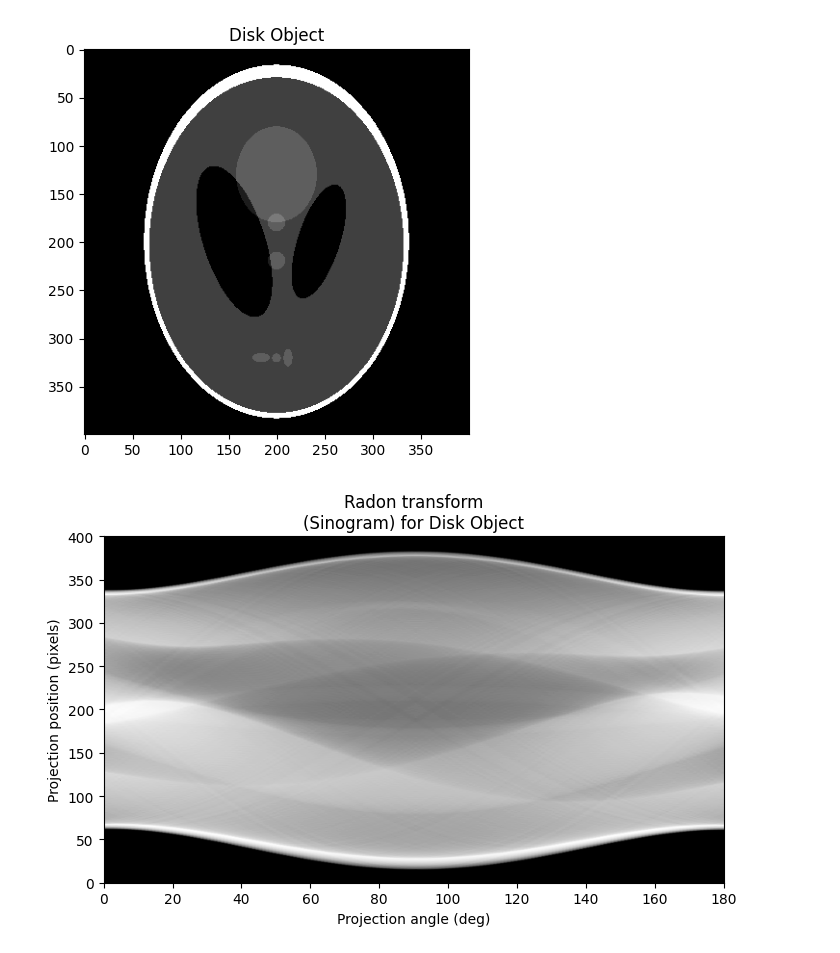
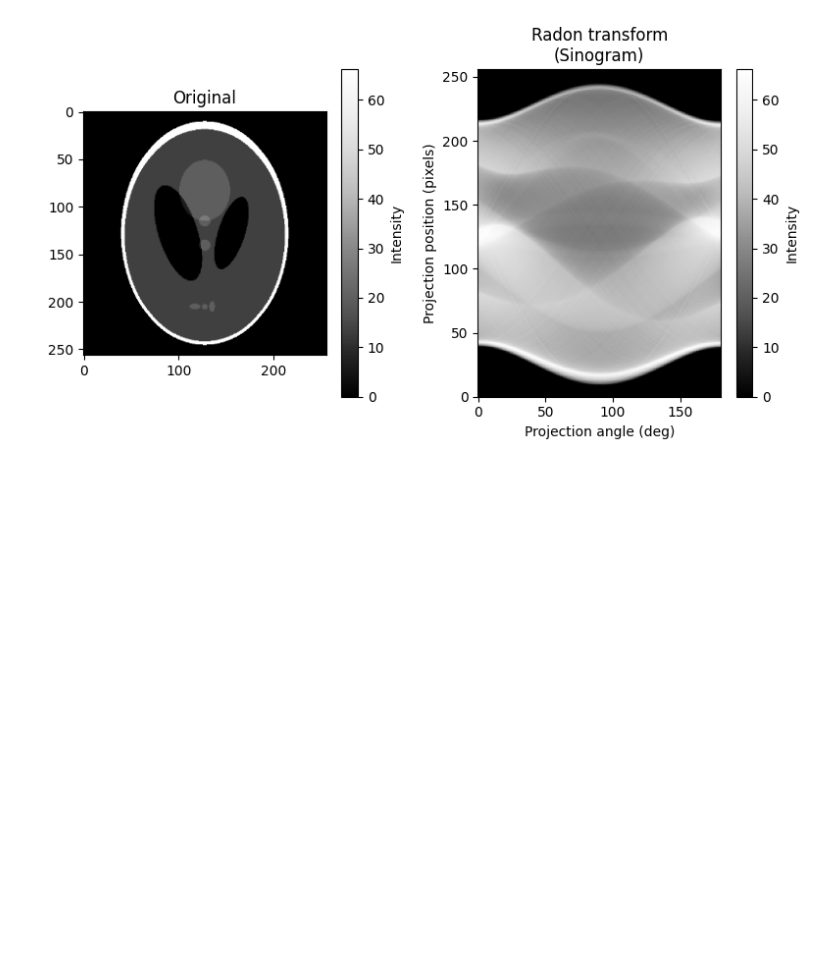
Before and after one commit to GivralNguyen/Python-Medical-Analytical-Tomographic-Image-Reconstruction, a Jupyter notebook: demo.ipynb, the cells around one changed output. Cells and saved outputs as stored; diff of their text form; code cells hidden in the pictures; blank space fills up the shorter version.

```diff
--- a/demo.ipynb
+++ b/demo.ipynb
@@ -16,40 +13,48 @@ plt.show()
 # %%
 import numpy as np
 import matplotlib.pyplot as plt
-from skimage.transform import radon
+from skimage.data import shepp_logan_phantom
+from skimage.transform import radon, rescale
 # Function to generate a disk object
-# def generate_disk(size, radius, center):
-#     x, y = np.meshgrid(np.arange(size[1]), np.arange(size[0]))
-#     return ((x - center[0])**2 + (y - center[1])**2) < radius**2
+def generate_disk(size, radius, center):
+    x, y = np.meshgrid(np.arange(size[1]), np.arange(size[0]))
+    return ((x - center[0])**2 + (y - center[1])**2) < radius**2
 
-# # Generate a disk object
-# size = (120, 120)  # Adjust the size as needed
-# radius = 20
-# center = (100, 60)
-# disk = generate_disk(size, radius, center)
+# Generate a disk object
+size = (120, 120)  # Adjust the size as needed
+radius = 20
+center = (100, 60)
 
-# Display the disk object
-plt.figure(figsize=(5, 5))
-plt.title("Disk Object")
-plt.imshow(image, cmap=plt.cm.Greys_r)
+
+
+image = shepp_logan_phantom()
+image = rescale(image, scale=0.64, mode='reflect', channel_axis=None)
+# image = generate_disk(size, radius, center)
+fig, (ax1, ax2) = plt.subplots(1, 2, figsize=(8, 4.5))
+
+ax1.set_title("Original")
+ax1.imshow(image, cmap=plt.cm.Greys_r)
+
+theta = np.arange(0,180)
+sinogram = radon(image, theta=theta)
+dx, dy = 0.5 * 180.0 / max(image.shape), 0.5 / sinogram.shape[0]
+ax2.set_title("Radon transform\n(Sinogram)")
+ax2.set_xlabel("Projection angle (deg)")
+ax2.set_ylabel("Projection position (pixels)")
+cax = ax2.imshow(sinogram, cmap=plt.cm.Greys_r,
+                 extent=(-dx, 180.0 + dx, -dy, sinogram.shape[0] + dy),
+                 aspect='auto')
+
+# Add color bar
+cbar1 = plt.colorbar(cax, ax=ax1)
+cbar1.set_label('Intensity')
+cbar = plt.colorbar(cax, ax=ax2)
+cbar.set_label('Intensity')
+
+fig.tight_layout()
 plt.show()
-
-# Radon transform for the disk object
-theta = np.arange(180)
-sinogram = radon(image, theta=theta)
-
-# Display the sinogram
-plt.figure(figsize=(8, 4.5))
-plt.title("Radon transform\n(Sinogram) for Disk Object")
-plt.xlabel("Projection angle (deg)")
-plt.ylabel("Projection position (pixels)")
-plt.imshow(sinogram, cmap=plt.cm.Greys_r,
-           extent=(0, 180, 0, sinogram.shape[0]),
-           aspect='auto')
-plt.show()
 # %% [output]
-[figure, old version]
+[figure, new version]
-[figure, removed]
 # %%
 import numpy as np
 
```
Also changed, not shown: parts of 11 cells of this notebook, 1 other file.
